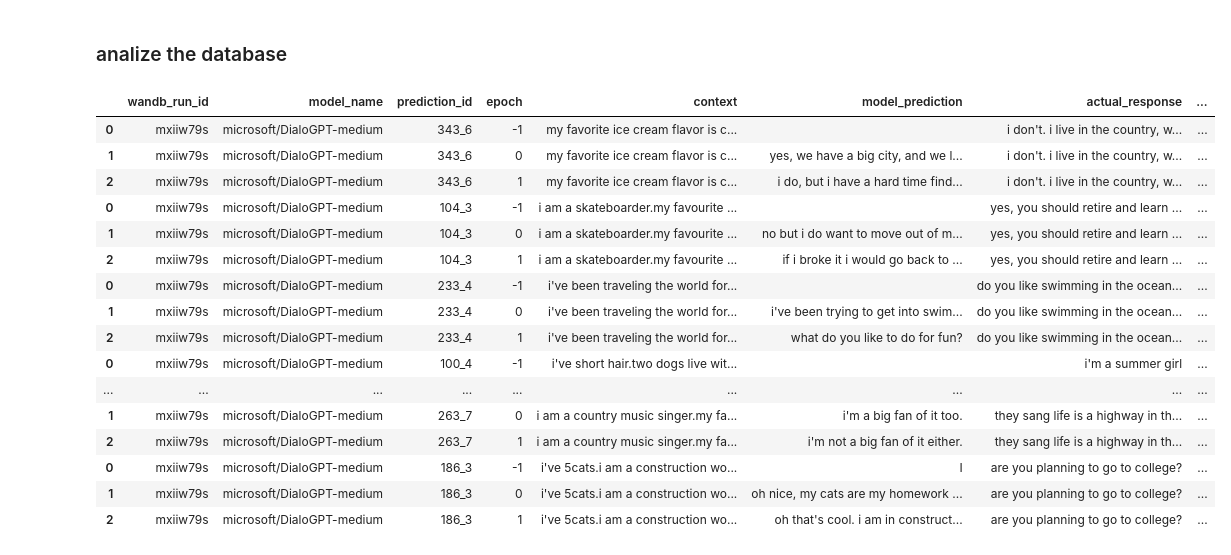
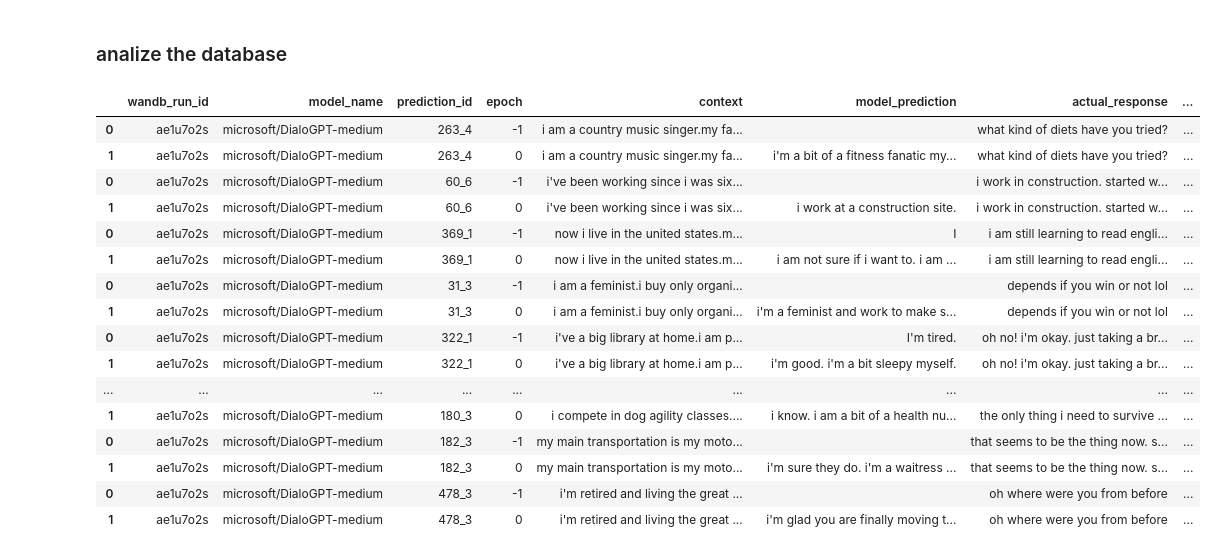
Before and after one commit to dmitrymailk/persona_bot, a Jupyter notebook: src/database_logger/database-sandbox.ipynb, the cells around one changed output. Saved outputs shown, nothing was run; the diff lists cells and outputs as text; code cells hidden in the pictures.

```diff
--- a/src/database_logger/database-sandbox.ipynb
+++ b/src/database_logger/database-sandbox.ipynb
@@ -58,24 +58,24 @@ db.get_random_sample_by_wandb_run_id(
 )
 # %%
 db.get_sample_with_metrics_by_wandb_run_id(
-	wandb_run_id="mxiiw79s",
- 	samples_amount=10
+	wandb_run_id="ae1u7o2s",
+ 	samples_amount=20
 )
 # %% [output]
 |  | wandb_run_id | model_name | prediction_id | epoch | context | model_prediction | actual_response | ... |
-| 0 | mxiiw79s | microsoft/DialoGPT-medium | 343_6 | -1 | my favorite ice cream flavor is c... |  | i don't. i live in the country, w... | ... |
-| 1 | mxiiw79s | microsoft/DialoGPT-medium | 343_6 | 0 | my favorite ice cream flavor is c... | yes, we have a big city, and we l... | i don't. i live in the country, w... | ... |
-| 2 | mxiiw79s | microsoft/DialoGPT-medium | 343_6 | 1 | my favorite ice cream flavor is c... | i do, but i have a hard time find... | i don't. i live in the country, w... | ... |
-| 0 | mxiiw79s | microsoft/DialoGPT-medium | 104_3 | -1 | i am a skateboarder.my favourite ... |  | yes, you should retire and learn ... | ... |
-| 1 | mxiiw79s | microsoft/DialoGPT-medium | 104_3 | 0 | i am a skateboarder.my favourite ... | no but i do want to move out of m... | yes, you should retire and learn ... | ... |
-| 2 | mxiiw79s | microsoft/DialoGPT-medium | 104_3 | 1 | i am a skateboarder.my favourite ... | if i broke it i would go back to ... | yes, you should retire and learn ... | ... |
-| 0 | mxiiw79s | microsoft/DialoGPT-medium | 233_4 | -1 | i've been traveling the world for... |  | do you like swimming in the ocean... | ... |
-| 1 | mxiiw79s | microsoft/DialoGPT-medium | 233_4 | 0 | i've been traveling the world for... | i've been trying to get into swim... | do you like swimming in the ocean... | ... |
-| 2 | mxiiw79s | microsoft/DialoGPT-medium | 233_4 | 1 | i've been traveling the world for... | what do you like to do for fun? | do you like swimming in the ocean... | ... |
-| 0 | mxiiw79s | microsoft/DialoGPT-medium | 100_4 | -1 | i've short hair.two dogs live wit... |  | i'm a summer girl | ... |
+| 0 | ae1u7o2s | microsoft/DialoGPT-medium | 263_4 | -1 | i am a country music singer.my fa... |  | what kind of diets have you tried? | ... |
+| 1 | ae1u7o2s | microsoft/DialoGPT-medium | 263_4 | 0 | i am a country music singer.my fa... | i'm a bit of a fitness fanatic my... | what kind of diets have you tried? | ... |
+| 0 | ae1u7o2s | microsoft/DialoGPT-medium | 60_6 | -1 | i've been working since i was six... |  | i work in construction. started w... | ... |
+| 1 | ae1u7o2s | microsoft/DialoGPT-medium | 60_6 | 0 | i've been working since i was six... | i work at a construction site. | i work in construction. started w... | ... |
+| 0 | ae1u7o2s | microsoft/DialoGPT-medium | 369_1 | -1 | now i live in the united states.m... | I | i am still learning to read engli... | ... |
+| 1 | ae1u7o2s | microsoft/DialoGPT-medium | 369_1 | 0 | now i live in the united states.m... | i am not sure if i want to. i am ... | i am still learning to read engli... | ... |
+| 0 | ae1u7o2s | microsoft/DialoGPT-medium | 31_3 | -1 | i am a feminist.i buy only organi... |  | depends if you win or not lol | ... |
+| 1 | ae1u7o2s | microsoft/DialoGPT-medium | 31_3 | 0 | i am a feminist.i buy only organi... | i'm a feminist and work to make s... | depends if you win or not lol | ... |
+| 0 | ae1u7o2s | microsoft/DialoGPT-medium | 322_1 | -1 | i've a big library at home.i am p... | I'm tired. | oh no! i'm okay. just taking a br... | ... |
+| 1 | ae1u7o2s | microsoft/DialoGPT-medium | 322_1 | 0 | i've a big library at home.i am p... | i'm good. i'm a bit sleepy myself. | oh no! i'm okay. just taking a br... | ... |
 | ... | ... | ... | ... | ... | ... | ... | ... | ... |
-| 1 | mxiiw79s | microsoft/DialoGPT-medium | 263_7 | 0 | i am a country music singer.my fa... | i'm a big fan of it too. | they sang life is a highway in th... | ... |
-| 2 | mxiiw79s | microsoft/DialoGPT-medium | 263_7 | 1 | i am a country music singer.my fa... | i'm not a big fan of it either. | they sang life is a highway in th... | ... |
-| 0 | mxiiw79s | microsoft/DialoGPT-medium | 186_3 | -1 | i've 5cats.i am a construction wo... | I | are you planning to go to college? | ... |
-| 1 | mxiiw79s | microsoft/DialoGPT-medium | 186_3 | 0 | i've 5cats.i am a construction wo... | oh nice, my cats are my homework ... | are you planning to go to college? | ... |
-| 2 | mxiiw79s | microsoft/DialoGPT-medium | 186_3 | 1 | i've 5cats.i am a construction wo... | oh that's cool. i am in construct... | are you planning to go to college? | ... |
+| 1 | ae1u7o2s | microsoft/DialoGPT-medium | 180_3 | 0 | i compete in dog agility classes.... | i know. i am a bit of a health nu... | the only thing i need to survive ... | ... |
+| 0 | ae1u7o2s | microsoft/DialoGPT-medium | 182_3 | -1 | my main transportation is my moto... |  | that seems to be the thing now. s... | ... |
+| 1 | ae1u7o2s | microsoft/DialoGPT-medium | 182_3 | 0 | my main transportation is my moto... | i'm sure they do. i'm a waitress ... | that seems to be the thing now. s... | ... |
+| 0 | ae1u7o2s | microsoft/DialoGPT-medium | 478_3 | -1 | i'm retired and living the great ... |  | oh where were you from before | ... |
+| 1 | ae1u7o2s | microsoft/DialoGPT-medium | 478_3 | 0 | i'm retired and living the great ... | i'm glad you are finally moving t... | oh where were you from before | ... |
```
Also changed, not shown: 16 other files.
